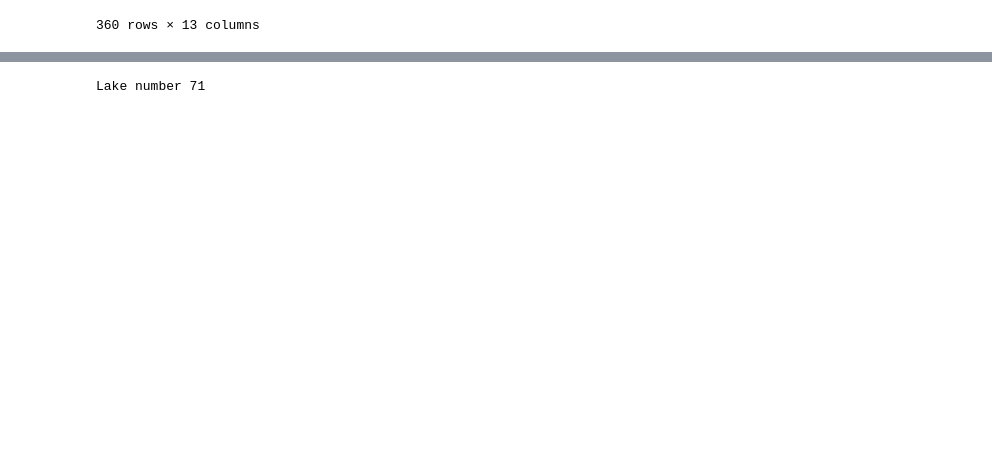
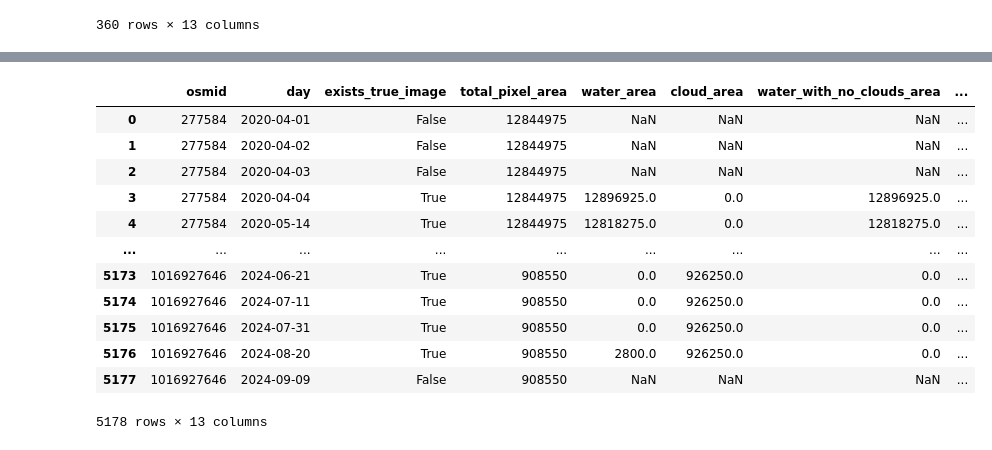
Before and after one commit to Davidmates1/lake_analytics, a Jupyter notebook: notebooks/log_quality.ipynb, the cells around one changed output, grey strips where cells are left out. Cells and saved outputs as stored; diff of their text form; code cells hidden in the pictures; blank space fills up the shorter version.

```diff
--- a/notebooks/log_quality.ipynb
+++ b/notebooks/log_quality.ipynb
@@ -38,4 +33,0 @@ sukhna
-# %%
-logs = utils.get_all_saved_logs(sukhna)
-# %% [output]
-Lake number 71
@@ -42,3 +36,19 @@ Lake number 71
+# %%
+logs
+# %% [output]
+|  | osmid | day | exists_true_image | total_pixel_area | water_area | cloud_area | water_with_no_clouds_area | ... |
+| 0 | 277584 | 2020-04-01 | False | 12844975 | NaN | NaN | NaN | ... |
+| 1 | 277584 | 2020-04-02 | False | 12844975 | NaN | NaN | NaN | ... |
+| 2 | 277584 | 2020-04-03 | False | 12844975 | NaN | NaN | NaN | ... |
+| 3 | 277584 | 2020-04-04 | True | 12844975 | 12896925.0 | 0.0 | 12896925.0 | ... |
+| 4 | 277584 | 2020-05-14 | True | 12844975 | 12818275.0 | 0.0 | 12818275.0 | ... |
+| ... | ... | ... | ... | ... | ... | ... | ... | ... |
+| 5173 | 1016927646 | 2024-06-21 | True | 908550 | 0.0 | 926250.0 | 0.0 | ... |
+| 5174 | 1016927646 | 2024-07-11 | True | 908550 | 0.0 | 926250.0 | 0.0 | ... |
+| 5175 | 1016927646 | 2024-07-31 | True | 908550 | 0.0 | 926250.0 | 0.0 | ... |
+| 5176 | 1016927646 | 2024-08-20 | True | 908550 | 2800.0 | 926250.0 | 0.0 | ... |
+| 5177 | 1016927646 | 2024-09-09 | False | 908550 | NaN | NaN | NaN | ... |
+5178 rows × 13 columns
 # %%
 logs = logs[logs["exists_true_image"] == True]
 # %%
```
Also changed, not shown: parts of 35 cells of this notebook, 7 other files.
